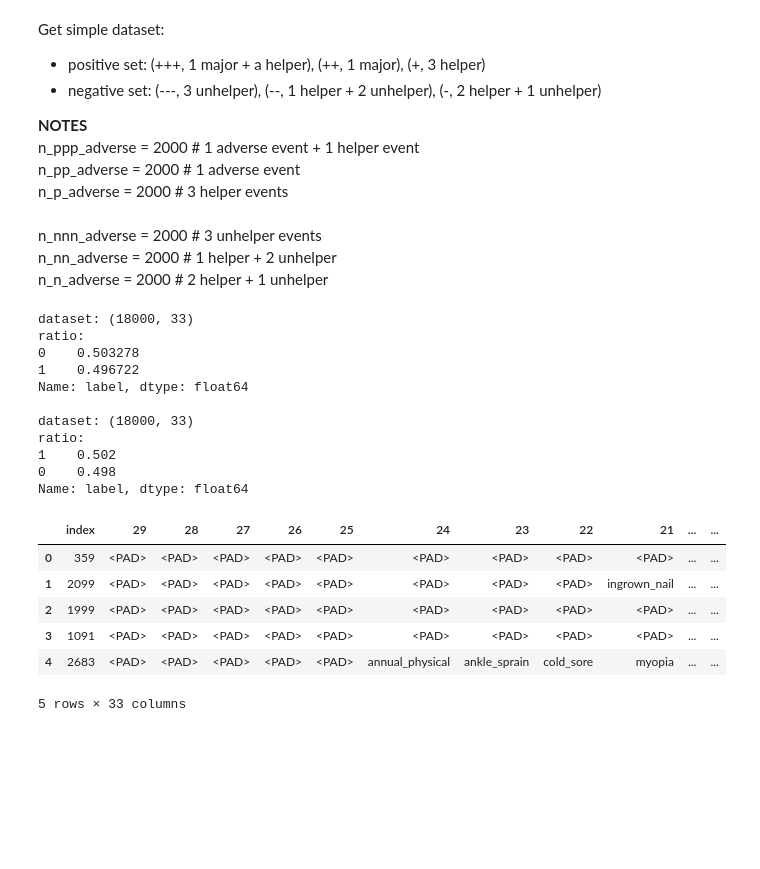
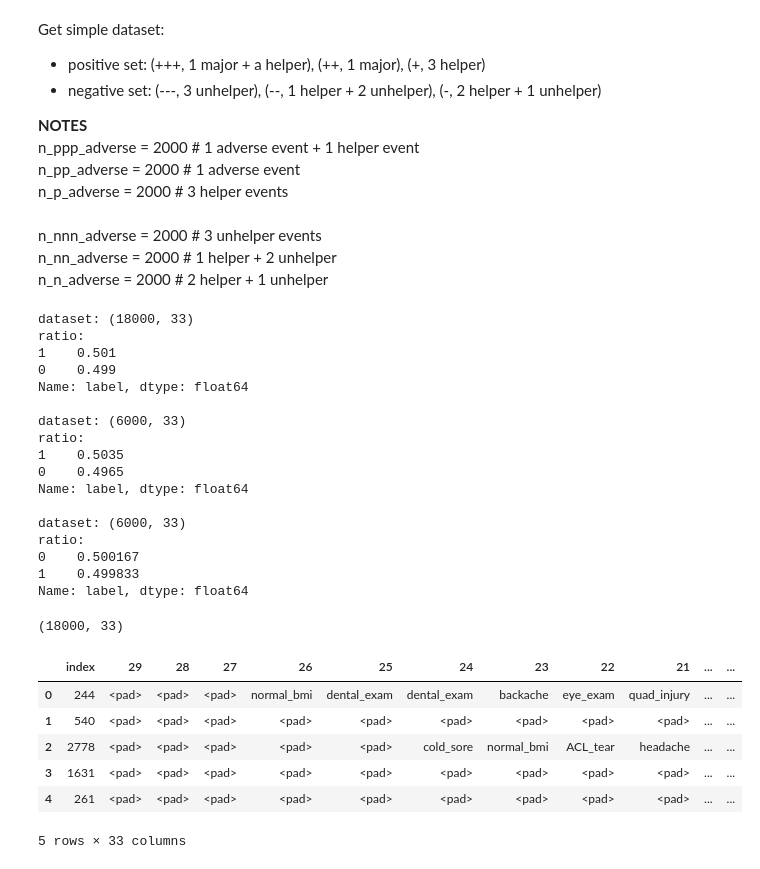
Before and after one commit to Weilin37/CMSAI_Research, a Jupyter notebook: data/toy_dataset/Create_toy_dataset.ipynb, the cells around one changed output. Drawn from its saved outputs; the diff is of its cells as text; code cells hidden in the pictures; blank space fills up the shorter version.

```diff
--- a/data/toy_dataset/Create_toy_dataset.ipynb
+++ b/data/toy_dataset/Create_toy_dataset.ipynb
@@ -17 +22,15 @@ import pandas as pd
+# %%
+TOKEN_NAMES_FP = './tokens.yaml'
+TRAIN_FP = 'data/train.csv'
+VAL_FP = 'data/val.csv'
+TEST_FP = 'data/test.csv'
+
+UID_COLNAME = 'patient_id'
+
+TRAIN_NROWS = 3000
+VAL_NROWS = 1000
+TEST_NROWS = 1000
+
+UID_LEN = 10
+SEQ_LEN = 30
 # %%
@@ -156,19 +88,28 @@ test_count_dict = {
 # %%
 train_simple_data = get_simple_dataset(
-    seq_len=seq_len, uid_len=uid_len, uid_colname=uid_colname, count_dict=train_count_dict)
+    seq_len=SEQ_LEN, uid_len=UID_LEN, uid_colname=UID_COLNAME, count_dict=train_count_dict, tokens=tokens)
+
+val_simple_data = get_simple_dataset(
+    seq_len=SEQ_LEN, uid_len=UID_LEN, uid_colname=UID_COLNAME, count_dict=val_count_dict, tokens=tokens)
 
 test_simple_data = get_simple_dataset(
-    seq_len=seq_len, uid_len=uid_len, uid_colname=uid_colname, count_dict=test_count_dict)
+    seq_len=SEQ_LEN, uid_len=UID_LEN, uid_colname=UID_COLNAME, count_dict=test_count_dict, tokens=tokens)
 # %% [output]
 dataset: (18000, 33)
 ratio:
-0    0.503278
-1    0.496722
+1    0.501
+0    0.499
 Name: label, dtype: float64
 
-dataset: (18000, 33)
+dataset: (6000, 33)
 ratio:
-1    0.502
-0    0.498
+1    0.5035
+0    0.4965
 Name: label, dtype: float64
+
+dataset: (6000, 33)
+ratio:
+0    0.500167
+1    0.499833
+Name: label, dtype: float64
 # %%
@@ -181,10 +119,13 @@ df = pd.read_csv("./test.csv")
-# %%
-df.head()
-# %% [output]
-|  | index | 29 | 28 | 27 | 26 | 25 | 24 | 23 | 22 | 21 | ... | ... |
-| 0 | 359 | <PAD> | <PAD> | <PAD> | <PAD> | <PAD> | <PAD> | <PAD> | <PAD> | <PAD> | ... | ... |
-| 1 | 2099 | <PAD> | <PAD> | <PAD> | <PAD> | <PAD> | <PAD> | <PAD> | <PAD> | ingrown_nail | ... | ... |
-| 2 | 1999 | <PAD> | <PAD> | <PAD> | <PAD> | <PAD> | <PAD> | <PAD> | <PAD> | <PAD> | ... | ... |
-| 3 | 1091 | <PAD> | <PAD> | <PAD> | <PAD> | <PAD> | <PAD> | <PAD> | <PAD> | <PAD> | ... | ... |
-| 4 | 2683 | <PAD> | <PAD> | <PAD> | <PAD> | <PAD> | annual_physical | ankle_sprain | cold_sore | myopia | ... | ... |
-5 rows × 33 columns
+# %%
+df = pd.read_csv(TRAIN_FP)
+print(df.shape)
+df.head()
+# %% [output]
+(18000, 33)
+|  | index | 29 | 28 | 27 | 26 | 25 | 24 | 23 | 22 | 21 | ... | ... |
+| 0 | 244 | <pad> | <pad> | <pad> | normal_bmi | dental_exam | dental_exam | backache | eye_exam | quad_injury | ... | ... |
+| 1 | 540 | <pad> | <pad> | <pad> | <pad> | <pad> | <pad> | <pad> | <pad> | <pad> | ... | ... |
+| 2 | 2778 | <pad> | <pad> | <pad> | <pad> | <pad> | cold_sore | normal_bmi | ACL_tear | headache | ... | ... |
+| 3 | 1631 | <pad> | <pad> | <pad> | <pad> | <pad> | <pad> | <pad> | <pad> | <pad> | ... | ... |
+| 4 | 261 | <pad> | <pad> | <pad> | <pad> | <pad> | <pad> | <pad> | <pad> | <pad> | ... | ... |
+5 rows × 33 columns
```
Also changed, not shown: parts of 16 cells of this notebook, 7 other files.
